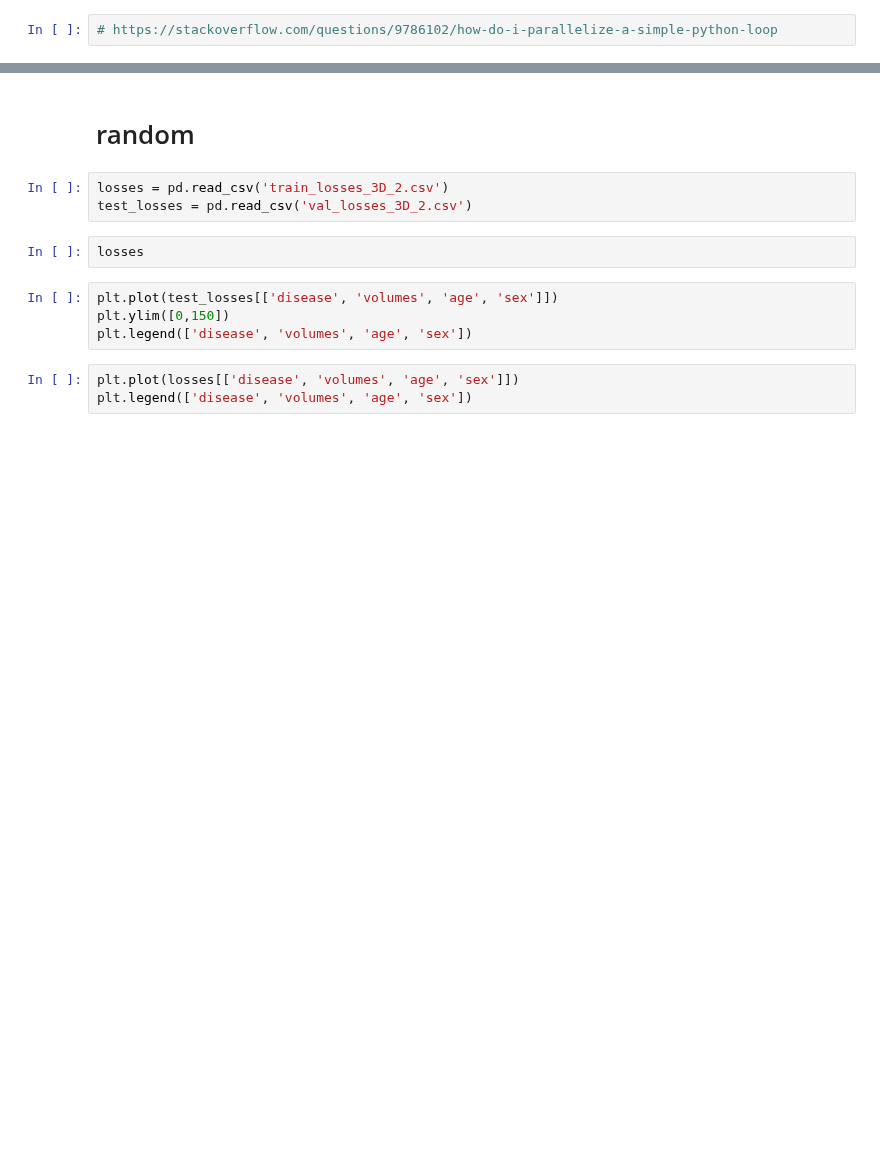
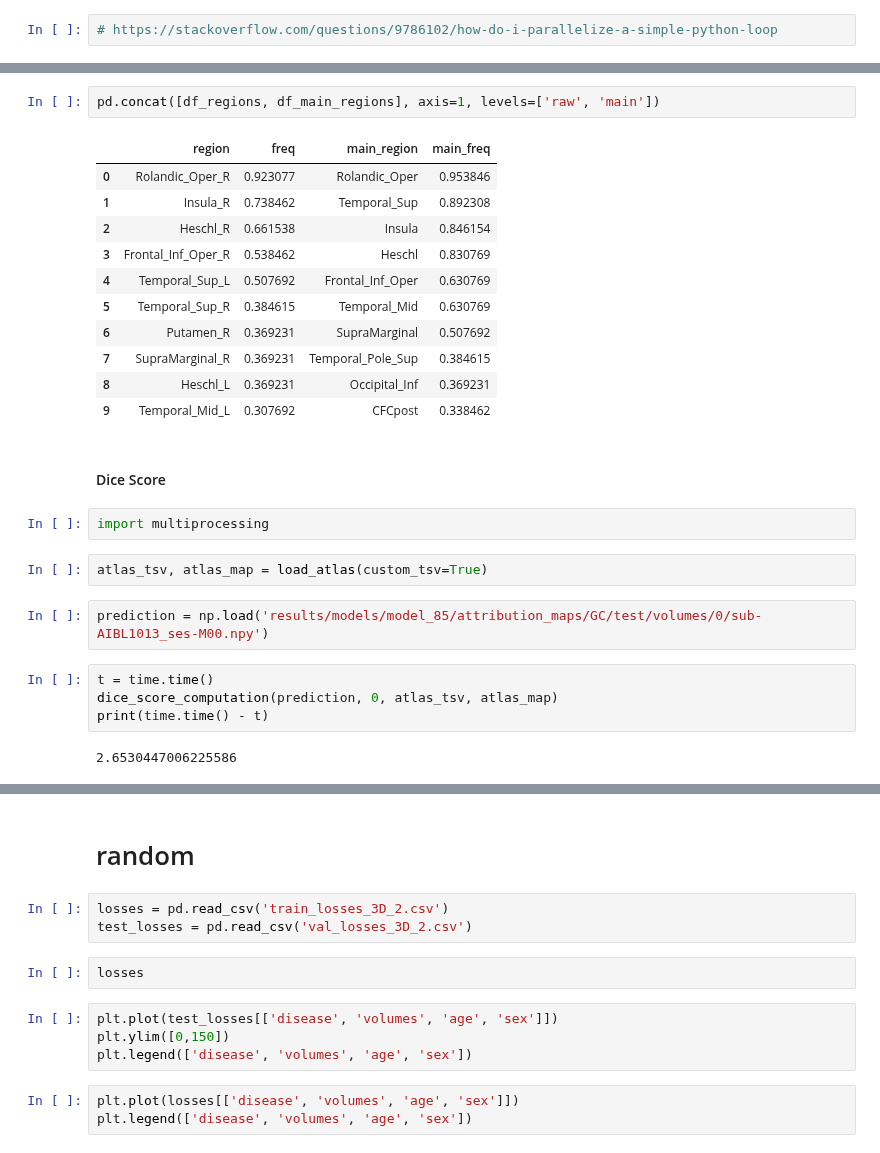
Before and after one commit to cosasha97/interpretability-dl-ndd, a Jupyter notebook: experiments.ipynb, the cells around one changed output, grey strips where cells are left out. Saved outputs shown, nothing was run; the diff lists cells and outputs as text; blank space fills up the shorter version.

Commit message:
score_computation

```diff
--- a/experiments.ipynb
+++ b/experiments.ipynb
@@ -504,0 +512,28 @@ resized_att_map = zoom(att_map, atlas_map.shape/ np.array(att_map.shape))
+# %%
+pd.concat([df_regions, df_main_regions], axis=1, levels=['raw', 'main'])
+# %% [output]
+|  | region | freq | main_region | main_freq |
+| 0 | Rolandic_Oper_R | 0.923077 | Rolandic_Oper | 0.953846 |
+| 1 | Insula_R | 0.738462 | Temporal_Sup | 0.892308 |
+| 2 | Heschl_R | 0.661538 | Insula | 0.846154 |
+| 3 | Frontal_Inf_Oper_R | 0.538462 | Heschl | 0.830769 |
+| 4 | Temporal_Sup_L | 0.507692 | Frontal_Inf_Oper | 0.630769 |
+| 5 | Temporal_Sup_R | 0.384615 | Temporal_Mid | 0.630769 |
+| 6 | Putamen_R | 0.369231 | SupraMarginal | 0.507692 |
+| 7 | SupraMarginal_R | 0.369231 | Temporal_Pole_Sup | 0.384615 |
+| 8 | Heschl_L | 0.369231 | Occipital_Inf | 0.369231 |
+| 9 | Temporal_Mid_L | 0.307692 | CFCpost | 0.338462 |
+# %% [markdown]
+#### Dice Score
+# %%
+import multiprocessing
+# %%
+atlas_tsv, atlas_map = load_atlas(custom_tsv=True)
+# %%
+prediction = np.load('results/models/model_85/attribution_maps/GC/test/volumes/0/sub-AIBL1013_ses-M00.npy')
+# %%
+t = time.time()
+dice_score_computation(prediction, 0, atlas_tsv, atlas_map)
+print(time.time() - t)
+# %% [output]
+2.6530447006225586
```
Also changed, not shown: parts of 38 cells of this notebook, 4 other files.
